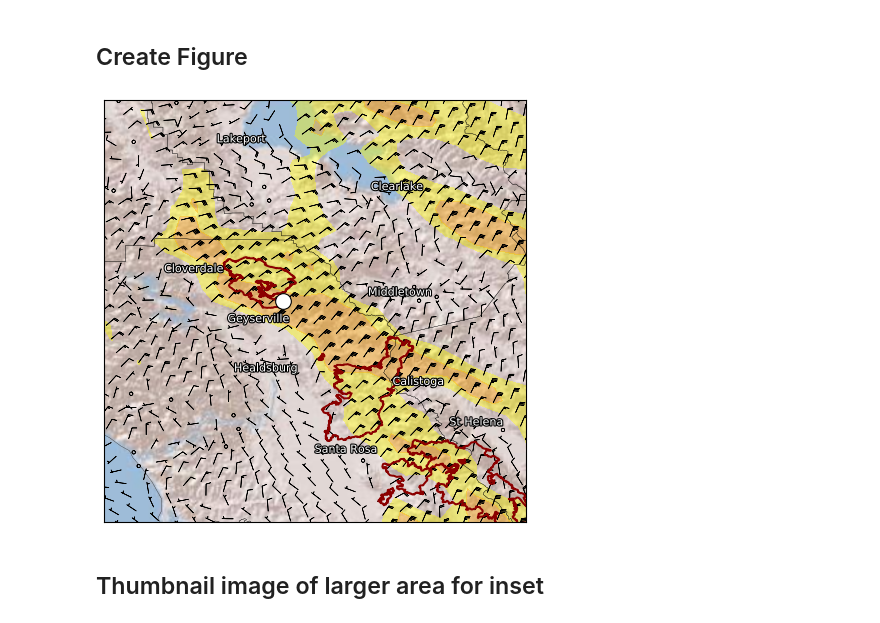
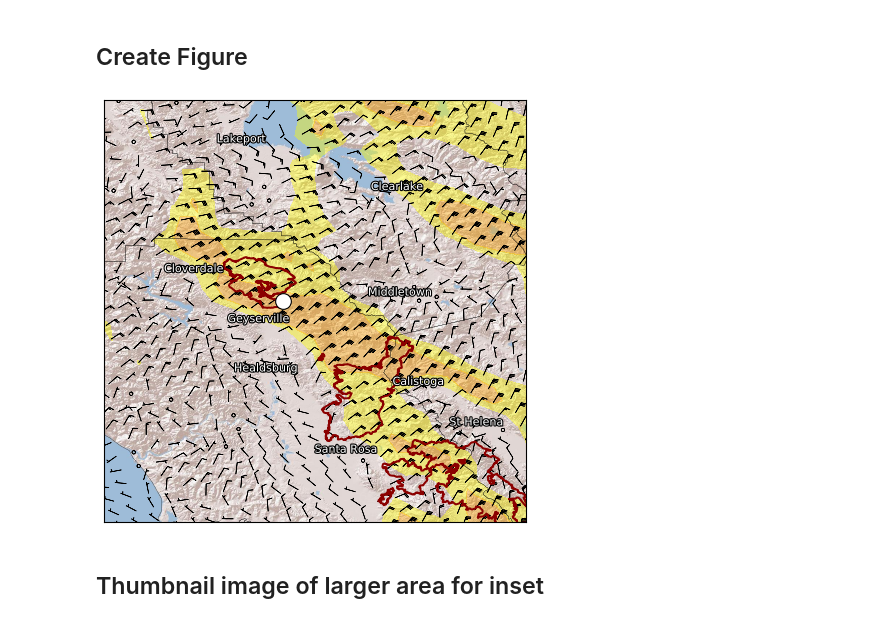
Before and after one commit to blaylockbk/pyBKB_v2, a Jupyter notebook: publications/OSG_Paper/Fig_01_Area-map-HRRR-winds-2017Oct09-0600UTC-surrounding-HWKC1.ipynb, the cells around one changed output. Drawn from its saved outputs; the diff is of its cells as text; code cells hidden in the pictures.

```diff
--- a/publications/OSG_Paper/Fig_01_Area-map-HRRR-winds-2017Oct09-0600UTC-surrounding-HWKC1.ipynb
+++ b/publications/OSG_Paper/Fig_01_Area-map-HRRR-winds-2017Oct09-0600UTC-surrounding-HWKC1.ipynb
@@ -102,7 +102,7 @@ add_cities = True
 add_fireperim = True
 
 # Add basemap background
-m.arcgisimage(service='World_Shaded_Relief', dpi=1000)
+m.arcgisimage(service='World_Shaded_Relief', xpixels=1000, dpi=1000)
 
 # Contour high wind speeds
 m.contourf(lon, lat, H_UV['SPEED'],
@@ -126,8 +126,12 @@ Cgridlat = lat[x-bfr:x+bfr, y-bfr:y+bfr]
 Cgridlon = lon[x-bfr:x+bfr, y-bfr:y+bfr]
 CHu = H_UV['UGRD'][x-bfr:x+bfr, y-bfr:y+bfr]
 CHv = H_UV['VGRD'][x-bfr:x+bfr, y-bfr:y+bfr]
+
+# Rotate wind vectors to map projection
+U_rg_rot, V_rg_rot = m.rotate_vector(CHu, CHv, Cgridlon, Cgridlat)
+
 m.barbs(Cgridlon[::thin,::thin], Cgridlat[::thin,::thin],
-        CHu[::thin,::thin], CHv[::thin,::thin],
+        U_rg_rot[::thin,::thin], V_rg_rot[::thin,::thin],
         zorder=2, length=4.5, linewidth=.65,
         barb_increments={'half':2.5, 'full':5,'flag':25},
         latlon=True)
@@ -156,34 +160,34 @@ if add_cities:
     for c in cities:
         text = plt.text(cities[c][1], cities[c][0], c,
                         color='white', ha='center', va='center')
         text.set_path_effects([path_effects.Stroke(linewidth=2, foreground='black'),
                                path_effects.Normal()])
 
 
 if add_fireperim:
     pocket = '/uufs/chpc.utah.edu/common/home/u0553130/oper/HRRR_fires/fire_shapefiles/2017_pocket/ca_pocket_20171025_2130_dd83'
     m.readshapefile(pocket, 'pocket', drawbounds=False)
 
     tubbs = '/uufs/chpc.utah.edu/common/home/u0553130/oper/HRRR_fires/fire_shapefiles/2017_tubbs/ca_tubbs_20171025_2130_dd83'
     m.readshapefile(tubbs, 'tubbs', drawbounds=False)
 
     nuns = '/uufs/chpc.utah.edu/common/home/u0553130/oper/HRRR_fires/fire_shapefiles/2017_nuns/ca_nuns_20171025_2130_dd83'
     m.readshapefile(nuns, 'nuns', drawbounds=False)
 
     for info, shape in zip(m.pocket, m.pocket):
         fire_x, fir_y = zip(*shape)
         m.plot(fire_x, fir_y, marker=None, color='darkred')
     for info, shape in zip(m.tubbs, m.tubbs):
         fire_x, fir_y = zip(*shape)
         m.plot(fire_x, fir_y, marker=None, color='darkred')
     for info, shape in zip(m.nuns, m.nuns):
         fire_x, fir_y = zip(*shape)
         m.plot(fire_x, fir_y, marker=None, color='darkred')
 
 
 plt.savefig('./figs/Fig_01_Area-map-HRRR-winds')
 # %% [output]
-[figure, old version]
+[figure, new version]
 # %% [markdown]
 ## Thumbnail image of larger area for inset
 # %%
```
Also changed, not shown: parts of 3 cells of this notebook, 13 other files.
